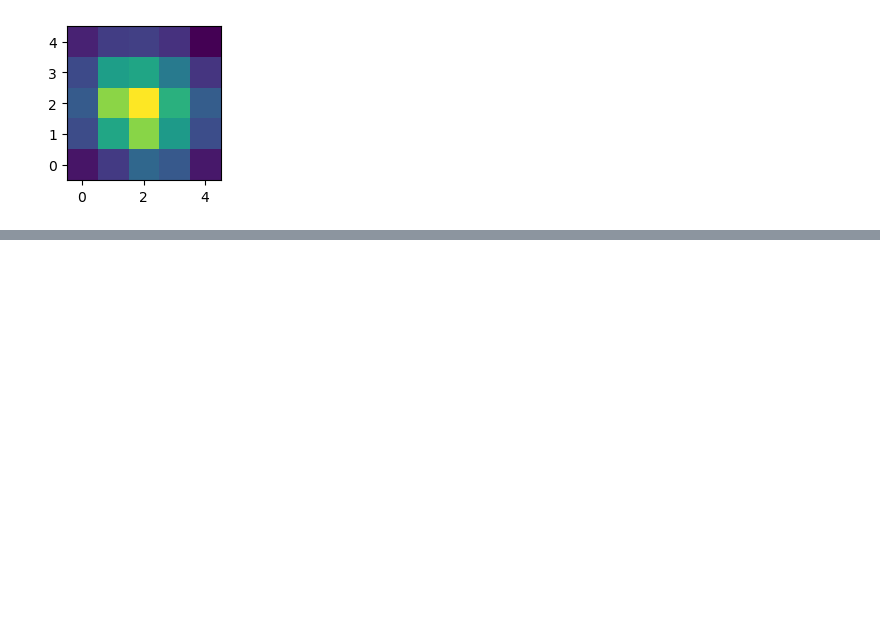
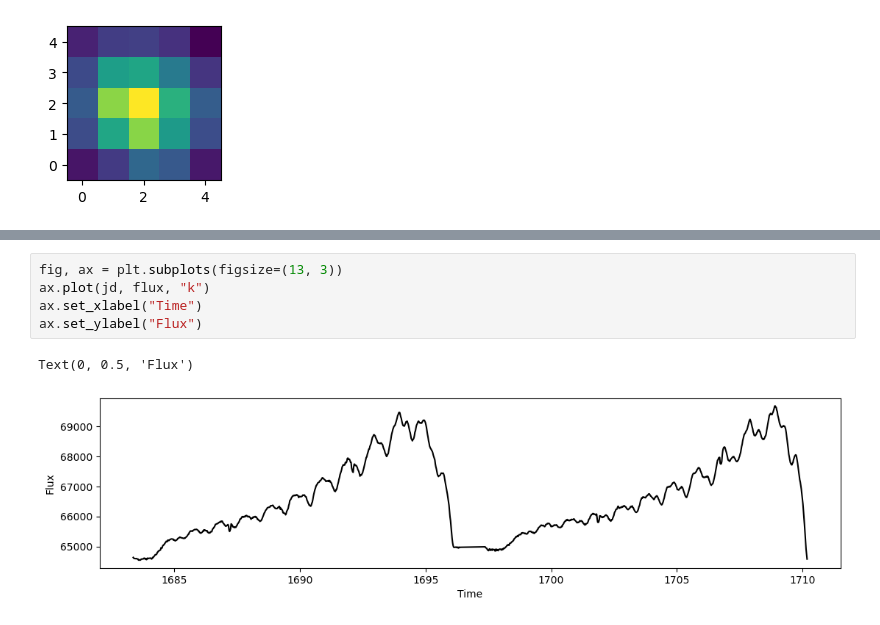
Before and after one commit to mcorne/test-astronomical-python, a Jupyter notebook: 6.5 exoplanet.ipynb, the cells around one changed output, grey strips where cells are left out. Saved outputs shown, nothing was run; the diff lists cells and outputs as text; blank space fills up the shorter version.

```diff
--- a/6.5 exoplanet.ipynb
+++ b/6.5 exoplanet.ipynb
@@ -59,0 +79,8 @@ ax.imshow(images[0, 8:13, 8:13], origin="lower")
+# %%
+fig, ax = plt.subplots(figsize=(13, 3))
+ax.plot(jd, flux, "k")
+ax.set_xlabel("Time")
+ax.set_ylabel("Flux")
+# %% [output]
+Text(0, 0.5, 'Flux')
+[figure, added]
```
Also changed, not shown: parts of 31 cells of this notebook.
